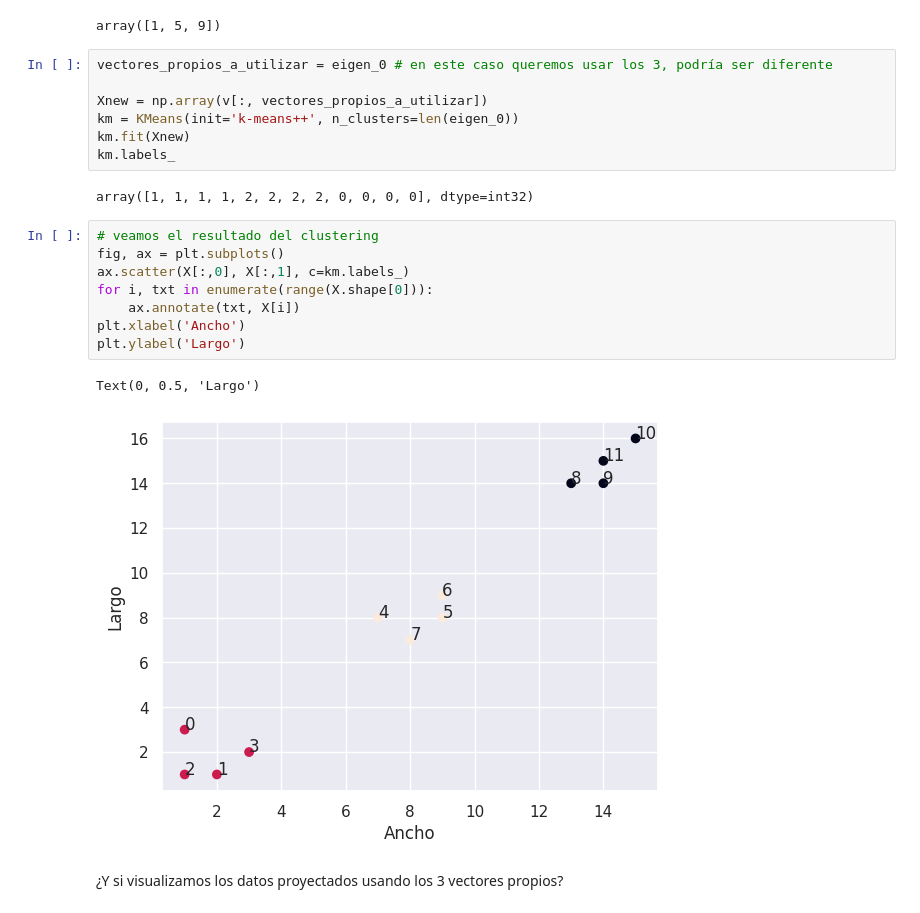
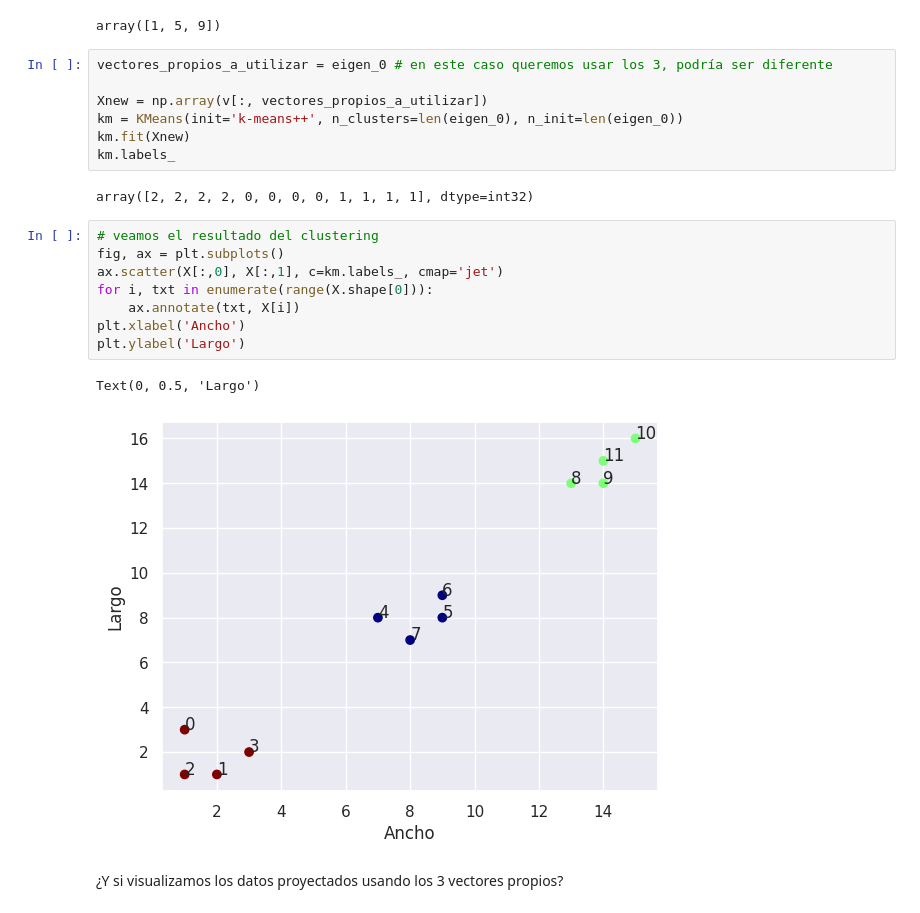
Before and after one commit to emichester/06MIAR_Aprendizaje_No_Supervisado, a Jupyter notebook: NotebooksDeClase/VC04_Métodos_de_clustering_espectral.ipynb, the cells around one changed output. Drawn from its saved outputs; the diff is of its cells as text.

```diff
--- a/NotebooksDeClase/VC04_Métodos_de_clustering_espectral.ipynb
+++ b/NotebooksDeClase/VC04_Métodos_de_clustering_espectral.ipynb
@@ -261,22 +268,22 @@ array([1, 5, 9])
 vectores_propios_a_utilizar = eigen_0 # en este caso queremos usar los 3, podría ser diferente
 
 Xnew = np.array(v[:, vectores_propios_a_utilizar])
-km = KMeans(init='k-means++', n_clusters=len(eigen_0))
+km = KMeans(init='k-means++', n_clusters=len(eigen_0), n_init=len(eigen_0))
 km.fit(Xnew)
 km.labels_
 # %% [output]
-array([1, 1, 1, 1, 2, 2, 2, 2, 0, 0, 0, 0], dtype=int32)
+array([2, 2, 2, 2, 0, 0, 0, 0, 1, 1, 1, 1], dtype=int32)
 # %%
 # veamos el resultado del clustering
 fig, ax = plt.subplots()
-ax.scatter(X[:,0], X[:,1], c=km.labels_)
+ax.scatter(X[:,0], X[:,1], c=km.labels_, cmap='jet')
 for i, txt in enumerate(range(X.shape[0])):
     ax.annotate(txt, X[i])
 plt.xlabel('Ancho')
 plt.ylabel('Largo')
 # %% [output]
 Text(0, 0.5, 'Largo')
-[figure, old version]
+[figure, new version]
 # %% [markdown]
 ¿Y si visualizamos los datos proyectados usando los 3 vectores propios?
 # %%
```
Also changed, not shown: parts of 18 cells of this notebook.
